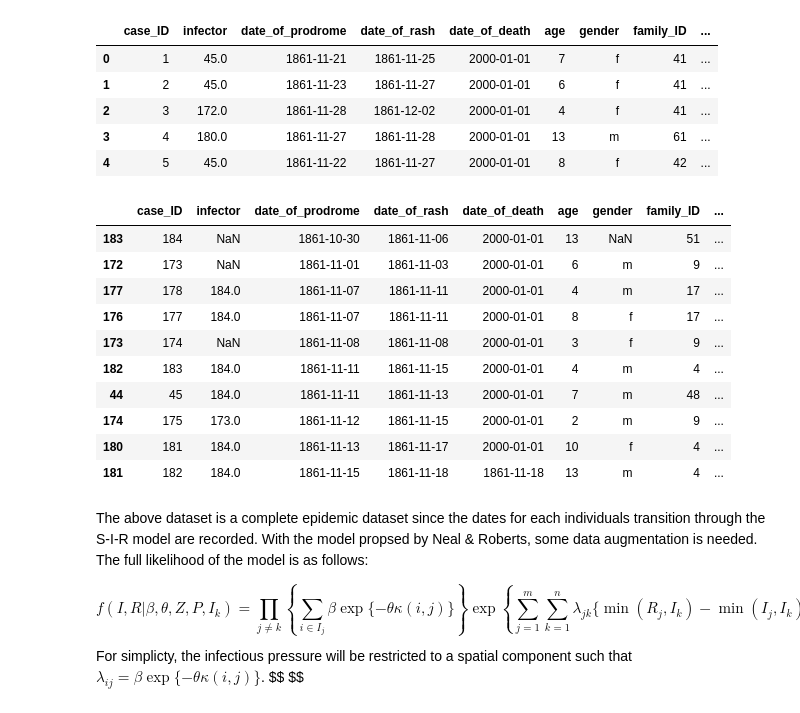
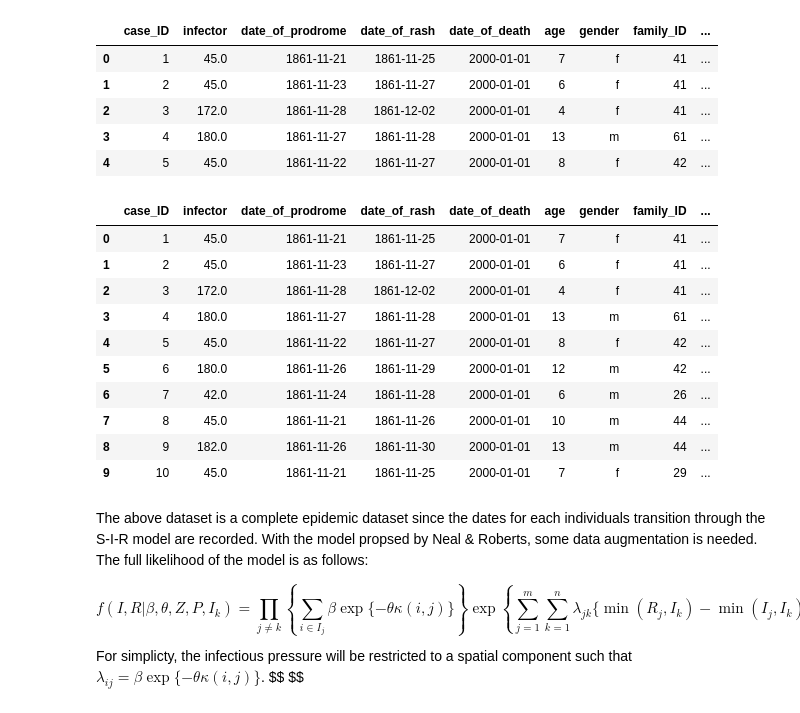
Before and after one commit to A-Morariu/MCMC, a Jupyter notebook: Stochastic epidemic models/Individual Level Epidemic Models.ipynb, the cells around one changed output. Cells and saved outputs as stored; diff of their text form; code cells hidden in the pictures.

```diff
--- a/Stochastic epidemic models/Individual Level Epidemic Models.ipynb
+++ b/Stochastic epidemic models/Individual Level Epidemic Models.ipynb
@@ -46,20 +46,20 @@ measles.head()
 | 4 | 5 | 45.0 | 1861-11-22 | 1861-11-27 | 2000-01-01 | 8 | f | 42 | ... |
 # %%
 # order data so initial infective is first row
-measles = measles.sort_values('date_of_prodrome')
+#measles = measles.sort_values('date_of_prodrome')
 measles.head(10)
 # %% [output]
 |  | case_ID | infector | date_of_prodrome | date_of_rash | date_of_death | age | gender | family_ID | ... |
-| 183 | 184 | NaN | 1861-10-30 | 1861-11-06 | 2000-01-01 | 13 | NaN | 51 | ... |
-| 172 | 173 | NaN | 1861-11-01 | 1861-11-03 | 2000-01-01 | 6 | m | 9 | ... |
-| 177 | 178 | 184.0 | 1861-11-07 | 1861-11-11 | 2000-01-01 | 4 | m | 17 | ... |
-| 176 | 177 | 184.0 | 1861-11-07 | 1861-11-11 | 2000-01-01 | 8 | f | 17 | ... |
-| 173 | 174 | NaN | 1861-11-08 | 1861-11-08 | 2000-01-01 | 3 | f | 9 | ... |
-| 182 | 183 | 184.0 | 1861-11-11 | 1861-11-15 | 2000-01-01 | 4 | m | 4 | ... |
-| 44 | 45 | 184.0 | 1861-11-11 | 1861-11-13 | 2000-01-01 | 7 | m | 48 | ... |
-| 174 | 175 | 173.0 | 1861-11-12 | 1861-11-15 | 2000-01-01 | 2 | m | 9 | ... |
-| 180 | 181 | 184.0 | 1861-11-13 | 1861-11-17 | 2000-01-01 | 10 | f | 4 | ... |
-| 181 | 182 | 184.0 | 1861-11-15 | 1861-11-18 | 1861-11-18 | 13 | m | 4 | ... |
+| 0 | 1 | 45.0 | 1861-11-21 | 1861-11-25 | 2000-01-01 | 7 | f | 41 | ... |
+| 1 | 2 | 45.0 | 1861-11-23 | 1861-11-27 | 2000-01-01 | 6 | f | 41 | ... |
+| 2 | 3 | 172.0 | 1861-11-28 | 1861-12-02 | 2000-01-01 | 4 | f | 41 | ... |
+| 3 | 4 | 180.0 | 1861-11-27 | 1861-11-28 | 2000-01-01 | 13 | m | 61 | ... |
+| 4 | 5 | 45.0 | 1861-11-22 | 1861-11-27 | 2000-01-01 | 8 | f | 42 | ... |
+| 5 | 6 | 180.0 | 1861-11-26 | 1861-11-29 | 2000-01-01 | 12 | m | 42 | ... |
+| 6 | 7 | 42.0 | 1861-11-24 | 1861-11-28 | 2000-01-01 | 6 | m | 26 | ... |
+| 7 | 8 | 45.0 | 1861-11-21 | 1861-11-26 | 2000-01-01 | 10 | m | 44 | ... |
+| 8 | 9 | 182.0 | 1861-11-26 | 1861-11-30 | 2000-01-01 | 13 | m | 44 | ... |
+| 9 | 10 | 45.0 | 1861-11-21 | 1861-11-25 | 2000-01-01 | 7 | f | 29 | ... |
 # %% [markdown]
 The above dataset is a complete epidemic dataset since the dates for each individuals transition through the S-I-R model are recorded. With the model propsed by Neal & Roberts, some data augmentation is needed. The full likelihood of the model is as follows:
 
```
Also changed, not shown: parts of 24 cells of this notebook.
